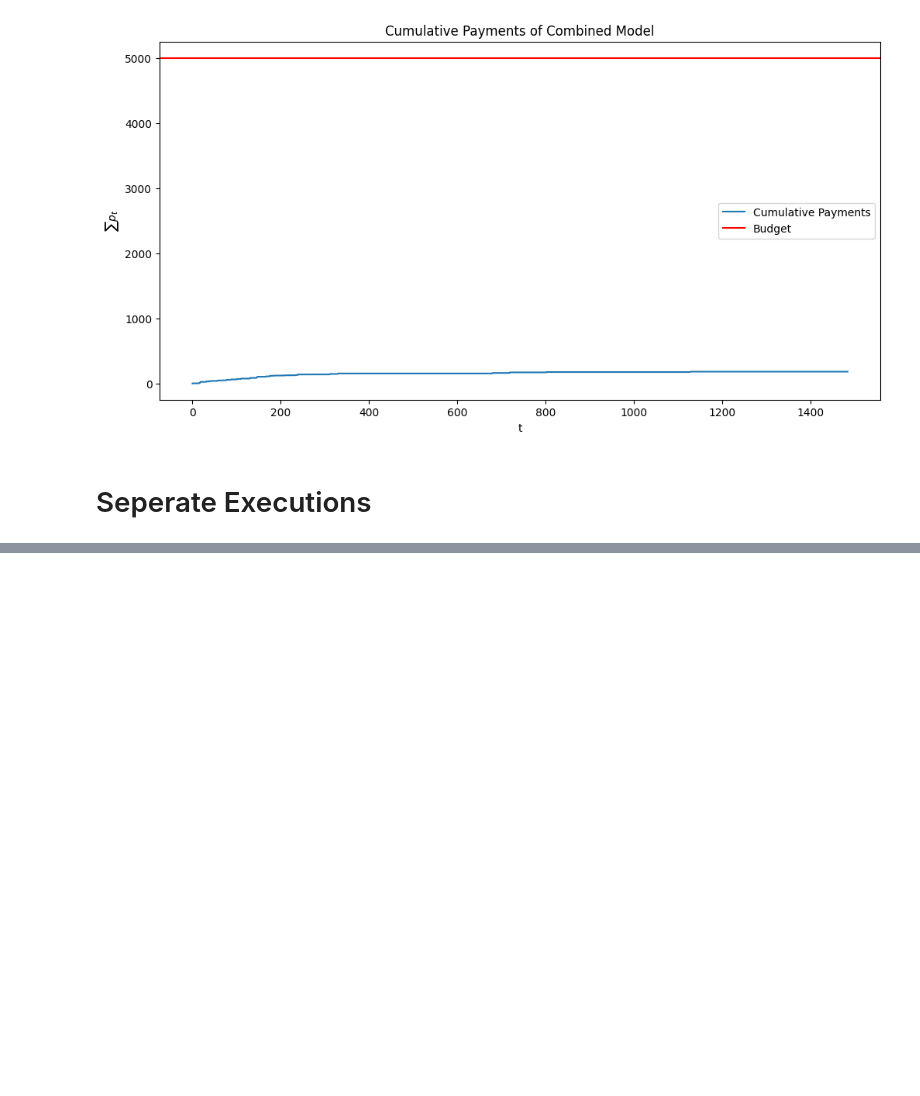
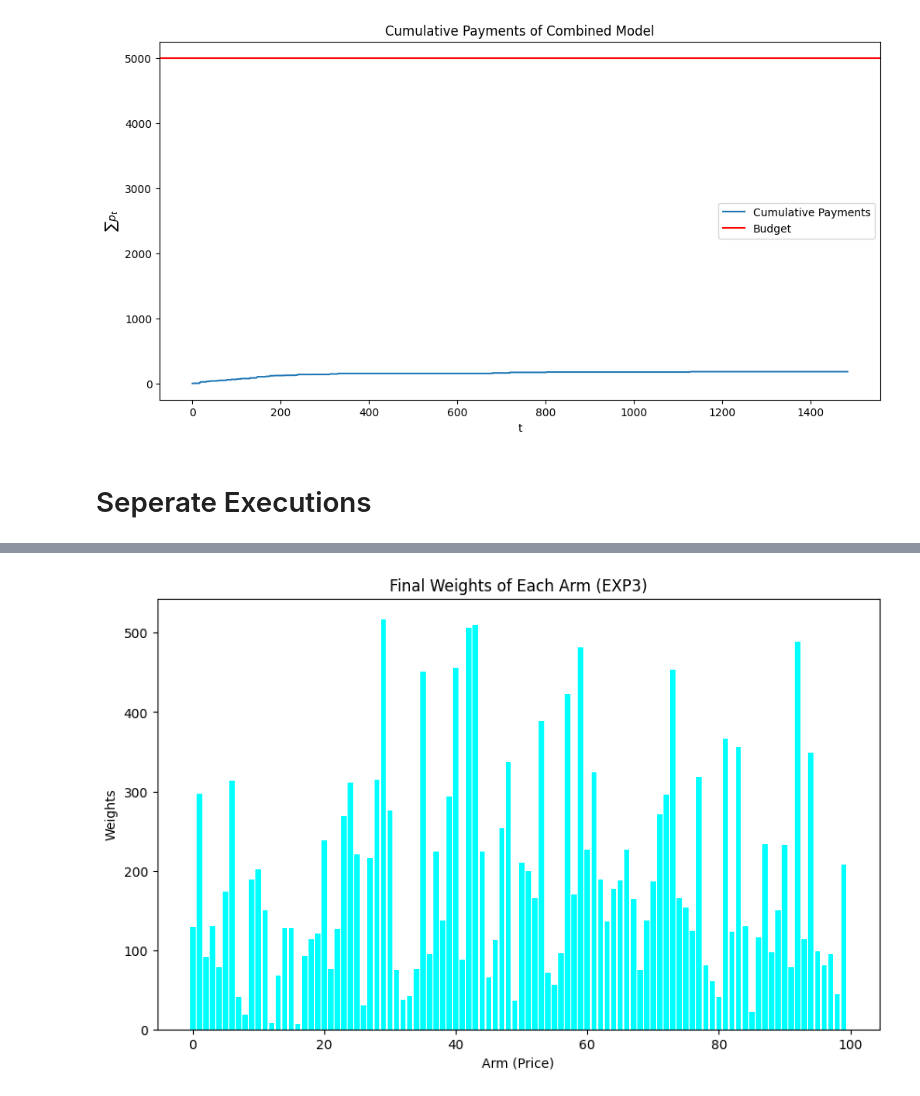
Before and after one commit to claudioarione/OnlineLearningApplications, a Jupyter notebook: requirement_2.ipynb, the cells around one changed output, grey strips where cells are left out. Saved outputs shown, nothing was run; the diff lists cells and outputs as text; code cells hidden in the pictures; blank space fills up the shorter version.

```diff
--- a/requirement_2.ipynb
+++ b/requirement_2.ipynb
@@ -457,0 +430,9 @@ Day 3365,
+# %%
+plt.figure(figsize=(10, 6))
+plt.bar(range(NUM_PRICES), exp3_agent.weights, color='cyan')
+plt.xlabel('Arm (Price)')
+plt.ylabel('Weights')
+plt.title('Final Weights of Each Arm (EXP3)')
+plt.show()
+# %% [output]
+[figure, added]
```
Also changed, not shown: parts of 12 cells of this notebook.
